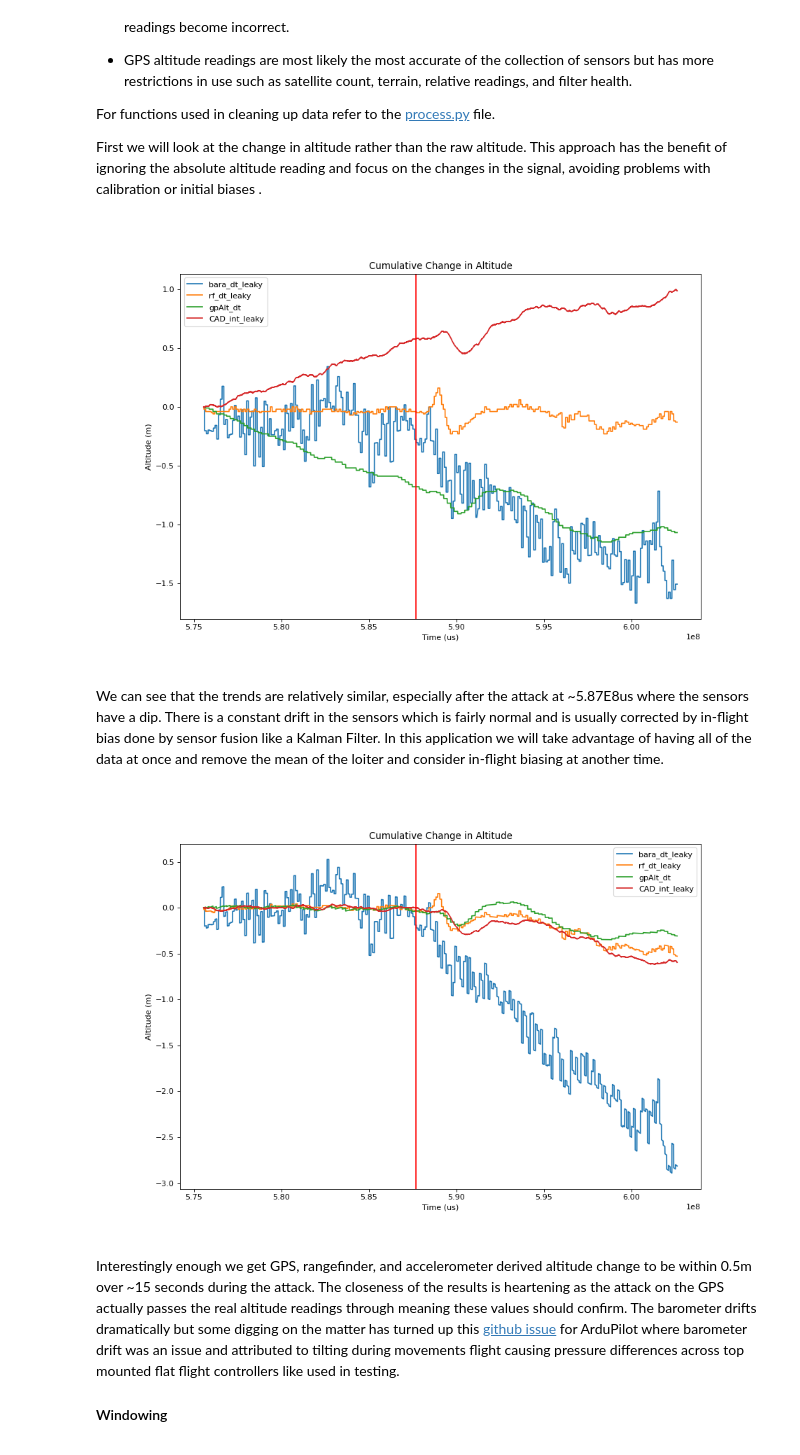
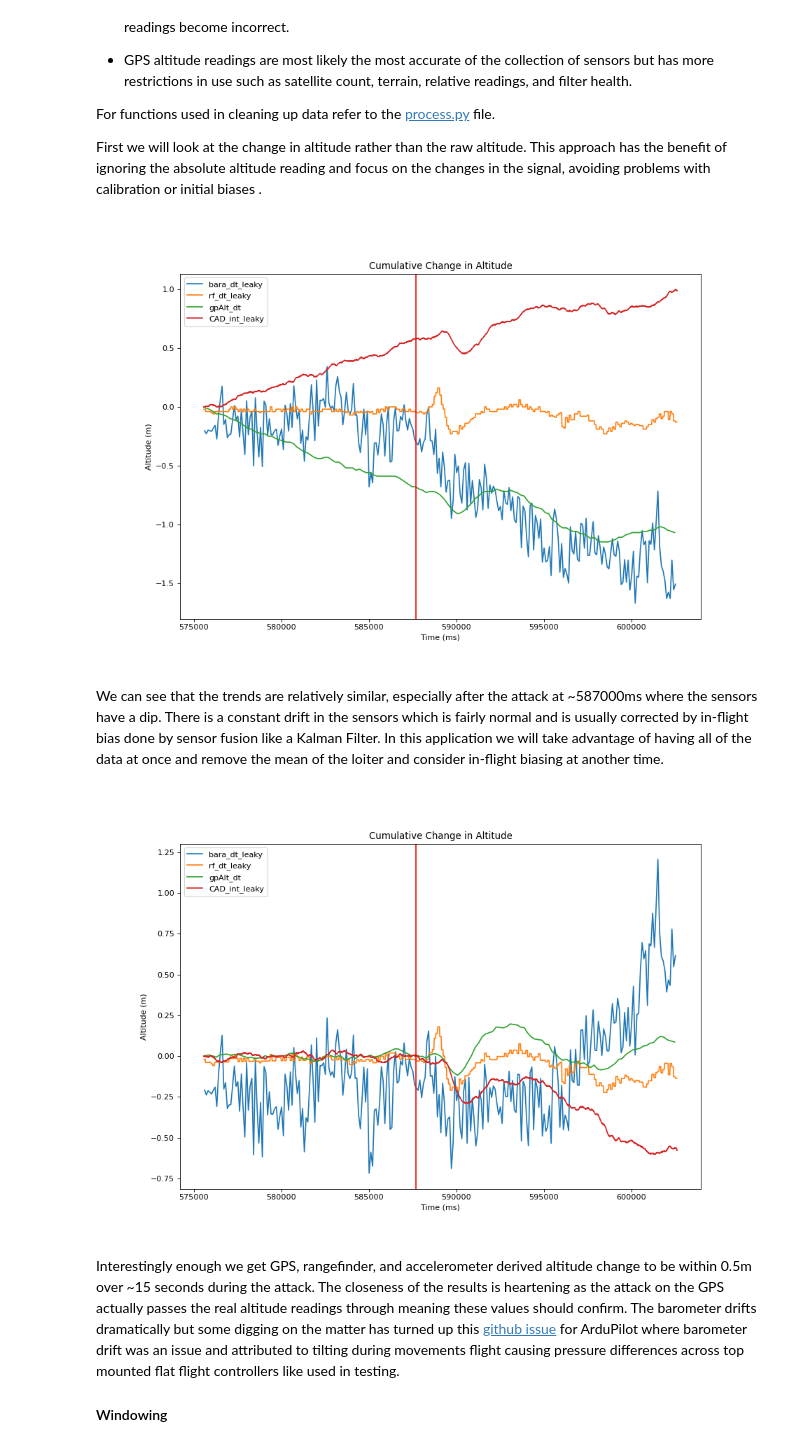
Before and after one commit to BaileySri/Practical-Software-Defense-for-GPS-Spoofing-on-a-Hobby-UAV-Offline, a Jupyter notebook: notebooks/0.1-bks-attack-idle.ipynb, the cells around one changed output. Drawn from its saved outputs; the diff is of its cells as text; code cells hidden in the pictures.

```diff
--- a/notebooks/0.1-bks-attack-idle.ipynb
+++ b/notebooks/0.1-bks-attack-idle.ipynb
@@ -212,25 +225,36 @@ from confirmation.process import change_in_signal, leaky_integrator
 #Need the change_in_signal function to compare change in the percieved altitude
 #rather than the raw altitude.
 
+#Remove duplicate rows for each signal
+cUS = df[df.cUS.shift() != df.cUS][["cUS","CAD"]].reset_index()
+rfMS = df[df.rfMS.shift() != df.rfMS][["rfMS","rf"]].reset_index()
+barms = df[df.barms.shift() != df.barms][["barms","bara"]].reset_index()
+gpsMS = df[df.gpsMS.shift() != df.gpsMS][["gpsMS","gpAlt"]].reset_index()
+
+#Filtering if necessary, integrate if necessary
 alpha = 1
-acc_alt = leaky_integrator(trap_integrate(df.cUS/1000000, df["CAD"]), alpha)
-bar_alt = leaky_integrator(change_in_signal(df.bara), alpha)
-rf_alt = leaky_integrator(change_in_signal(df.rf/100), alpha)
-gp_alt = change_in_signal(df.gpAlt/100)
+acc_alt = leaky_integrator(trap_integrate(cUS.cUS/1000000, cUS["CAD"]), alpha)
+bar_alt = leaky_integrator(change_in_signal(barms.bara), alpha)
+rf_alt = leaky_integrator(change_in_signal(rfMS.rf/100), alpha)
+gp_alt = change_in_signal(gpsMS.gpAlt/100)
 
-simple_time_plot(df.TimeUS[1:],
+
+simple_time_plot([barms.barms[1:],
+                  rfMS.rfMS[1:],
+                  gpsMS.gpsMS[1:],
+                  cUS.cUS[1:]/1000],
                  [bar_alt.cumsum(),
                   rf_alt.cumsum(),
                   gp_alt.cumsum(),
                   acc_alt.cumsum()],
-                 atk=587680045,
+                 atk=atk/1000,
                 title="Cumulative Change in Altitude",
-                units=["us","Altitude (m)"])
+                units=["ms","Altitude (m)"])
 # %% [output]
-[figure, old version]
+[figure, new version]
 # %% [markdown]
 We can see that the trends are relatively similar, especially after the attack
-at ~5.87E8us where the sensors have a dip. There is a constant drift in the
+at ~587000ms where the sensors have a dip. There is a constant drift in the
 sensors which is fairly normal and is usually corrected by in-flight bias done
 by sensor fusion like a Kalman Filter. In this application we will take
 advantage of having all of the data at once and remove the mean of the loiter
@@ -238,20 +262,23 @@ and consider in-flight biasing at another time.
 # %%
 #linear_bias removes a percieved first order drift from the signal. In this
 #case the index of time from 0:4573 represents the loiter portion of the
 #mission without any attack
 from confirmation.process import linear_bias
 
-indices = [0, 4573]
-simple_time_plot(df.TimeUS[1:],
-                 [linear_bias(df.TimeUS[1:], bar_alt, indices).cumsum(),
-                  linear_bias(df.TimeUS[1:], rf_alt, indices).cumsum(),
-                  linear_bias(df.TimeUS[1:], gp_alt, indices).cumsum(),
-                  linear_bias(df.TimeUS[1:], acc_alt, indices).cumsum()],
-                 atk=587680045,
+times = [0, atk/1000]
+simple_time_plot([barms.barms[1:],
+                  rfMS.rfMS[1:],
+                  gpsMS.gpsMS[1:],
+                  cUS.cUS[1:]/1000],
+                 [linear_bias(barms.barms[1:], bar_alt, times).cumsum(),
+                  linear_bias(rfMS.rfMS[1:], rf_alt, times).cumsum(),
+                  linear_bias(gpsMS.gpsMS[1:], gp_alt, times).cumsum(),
+                  linear_bias(cUS.cUS[1:]/1000, acc_alt, times).cumsum()],
+                 atk=atk/1000,
                 title="Cumulative Change in Altitude",
-                units=["us","Altitude (m)"])
+                units=["ms","Altitude (m)"])
 # %% [output]
-[figure, old version]
+[figure, new version]
 # %% [markdown]
 Interestingly enough we get GPS, rangefinder, and accelerometer derived
 altitude change to be within 0.5m over ~15 seconds during the attack. The
```
Also changed, not shown: parts of 13 cells of this notebook, 2 other files.
